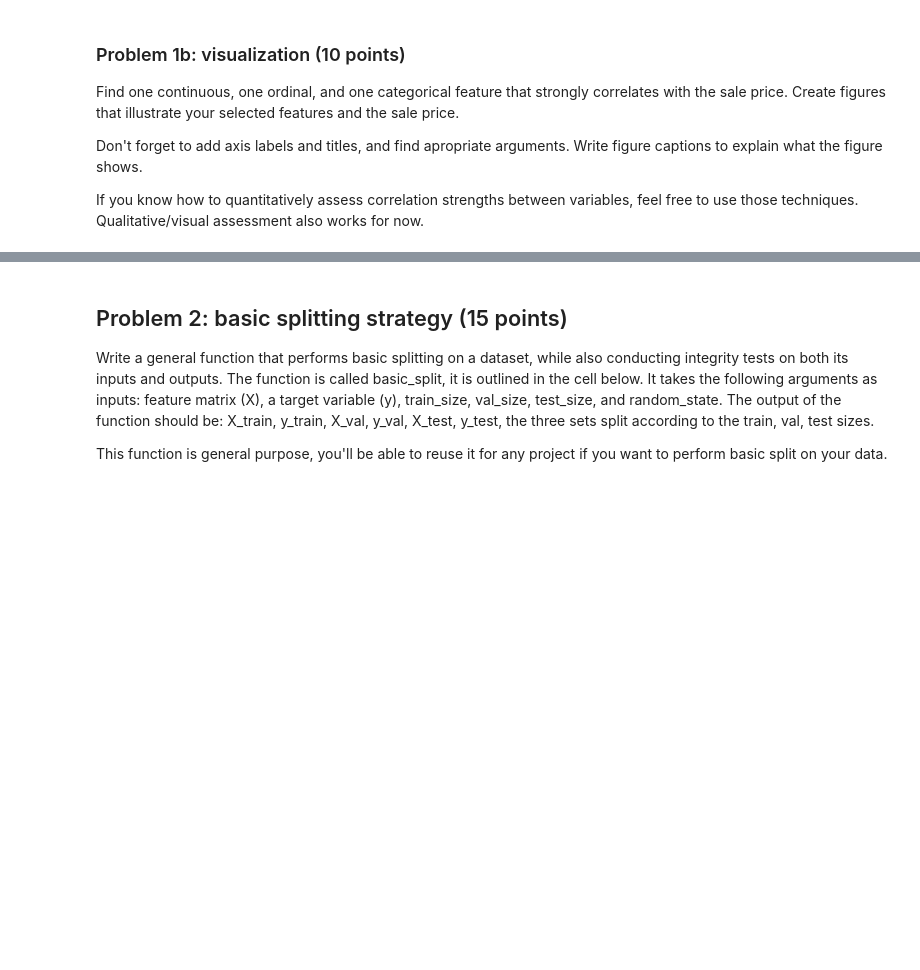
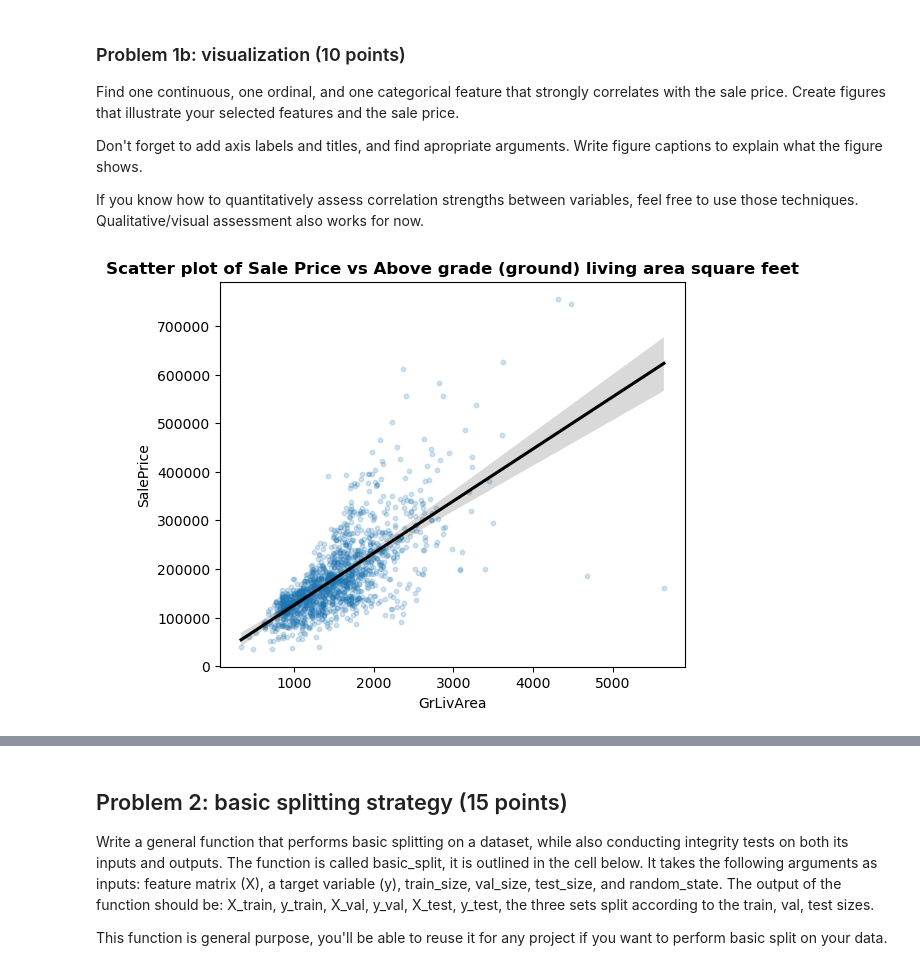
Before and after one commit to IsabellaTan/Brown-DATA1030-HW3, a Jupyter notebook: PS3.ipynb, the cells around one changed output, grey strips where cells are left out. Drawn from its saved outputs; the diff is of its cells as text; code cells hidden in the pictures; blank space fills up the shorter version.

```diff
--- a/PS3.ipynb
+++ b/PS3.ipynb
@@ -111,3 +205,84 @@ Don't forget to add axis labels and titles, and find apropriate arguments. Write
 If you know how to quantitatively assess correlation strengths between variables, feel free to use those techniques. Qualitative/visual assessment also works for now.
 # %%
 # your code here
+import matplotlib.pyplot as plt
+import seaborn as sns
+
+# Features that we choose:
+# continuous feature : GrLivArea which is Above grade (ground) living area square feet
+# ordinal feature: OverallQual which is Overall material and finish of the house
+# categorical feature: Alley which is Type of alley access to property
+
+# Create a scatter plot for GrLivArea vs SalePrice
+df.plot.scatter('GrLivArea','SalePrice',alpha=0.1,s=10, figsize=(6,5))
+# Add labels and title
+plt.xlabel('Above grade (ground) living area square feet')
+plt.ylabel('Sale Price')
+plt.title('Scatter plot of Sale Price vs Above grade (ground) living area square feet',weight='bold')
+# Add a regression line
+sns.regplot(x='GrLivArea', y='SalePrice', data=df, scatter_kws={'alpha':0.1, 's':10}, line_kws={'color':'black'})
+
+plt.show()
+# Calculate the Pearson correlation coefficient
+corr1 = round(df['GrLivArea'].corr(df['SalePrice']),2)
+
+print('The Pearson correlation coefficient between GrLivArea and SalePrice is '+ str(corr1))
+print('Based on the scatter plot and the correlation coefficient, there is a strong positive linear relationship between GrLivArea and SalePrice. As the above grade living area increases, the sale price tends to increase as well.')
+
+
+
+
+
+
+
+# Create a dictionary to map the ordinal values to their corresponding labels
+cond_labels = {
+    1: 'Very Poor',
+    2: 'Poor',
+    3: 'Fair',
+    4: 'Below Average',
+    5: 'Average',
+    6: 'Above Average',
+    7: 'Good',
+    8: 'Very Good',
+    9: 'Excellent',
+    10: 'Very Excellent'}
+# Create a box plot for OverallQual vs SalePrice
+df[['OverallQual','SalePrice']].boxplot(by='OverallQual',figsize=(5,5))
+# Add labels and title
+plt.ylabel('Sale Price')
+plt.xlabel('Overall material and finish of the house')
+plt.title('Box plot of Sale Price vs Overall material and finish of the house', weight='bold')
+# Delete the automatic 'Boxplot grouped by group_by_column' title
+plt.suptitle('')
+# Add the mapping of ordinal values to their corresponding labels on the right side of the plot
+textstr = '\n'.join([f"{k}: {v}" for k,v in sorted(cond_labels.items())])
+plt.gcf().text(0.95, 0.5, textstr, fontsize=10, va='center', bbox=dict(facecolor='white', alpha=0.5))
+
+plt.show()
+# Calculate the Spearman correlation
+corr2 = round(df['OverallQual'].corr(df['SalePrice'], method='spearman'),2)
+
+print('The Spearman correlation coefficient between OverallQual and SalePrice is ' + str(corr2))
+print('Based on the box plot and the correlation coefficient, there is a strong positive monotonic relationship between OverallQual and SalePrice. As the overall quality of the house increases, the sale price tends to increase as well.')
+
+
+
+# Create a dictionary to map the categorical values to their corresponding labels
+alley_labels = {
+    'Grvl':'Gravel',
+    'Pave':'Paved'}
+# Create a violin plot for Alley vs SalePrice
+plt.figure(figsize=(5,5))
+sns.violinplot(x='Alley', y='SalePrice', data=df, color='lightblue')
+# Add labels and title
+plt.ylabel('Sale Price')
+plt.xlabel('Type of alley access to property')
+plt.title('Violin plot of Sale Price vs Type of alley access to property', weight='bold')
+# Add the mapping of categorical values to their corresponding labels on the right side of the plot
+textstr2 = '\n'.join([f"{k}: {v}" for k,v in sorted(alley_labels.items())])
+plt.gcf().text(0.95, 0.5, textstr2, fontsize=10, va='center', bbox=dict(facecolor='white', alpha=0.5))
+plt.show()
+print('Based on the violin plot, houses with paved alley access tend to have higher sale prices compared to those with gravel alley access. The type of alley access appears to have an impact on the sale price of the house.')
+# %% [output]
+[figure, added]
```
Also changed, not shown: parts of 8 cells of this notebook.
